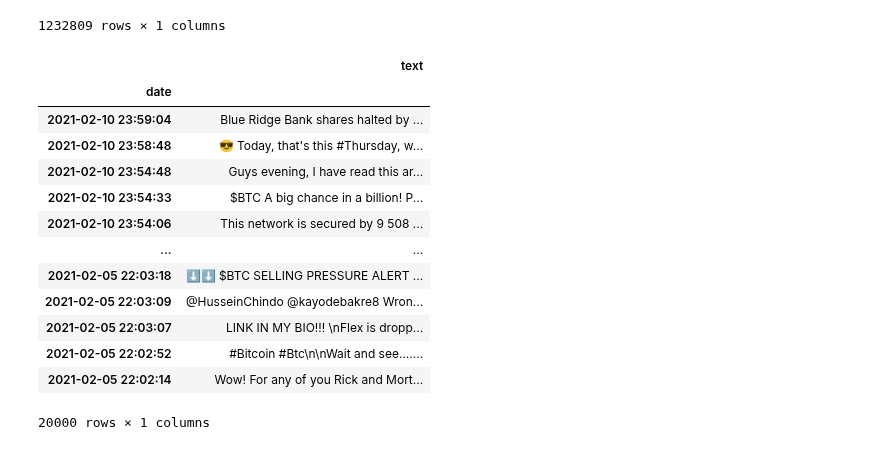
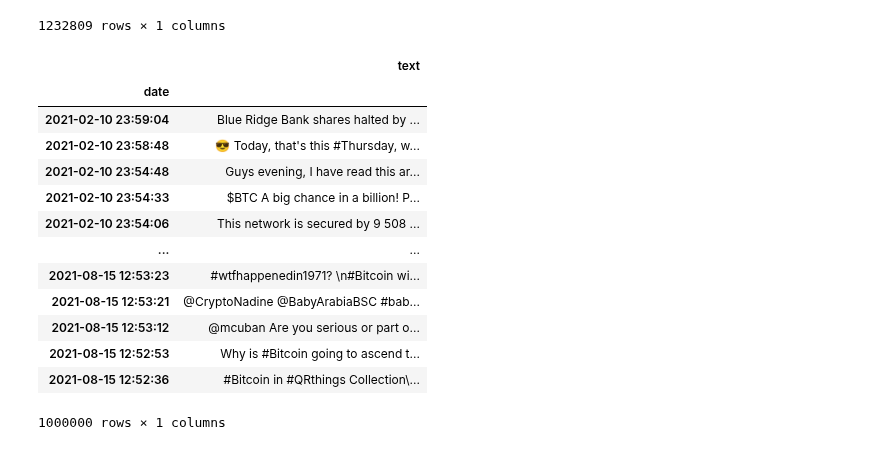
Before and after one commit to marcleipold/Project-2---Algo-Trading-ML-Bot, a Jupyter notebook: Marc/bitcoin-tweets-sentiment-analysis.ipynb, the cells around one changed output. Drawn from its saved outputs; the diff is of its cells as text; code cells hidden in the pictures.

```diff
--- a/Marc/bitcoin-tweets-sentiment-analysis.ipynb
+++ b/Marc/bitcoin-tweets-sentiment-analysis.ipynb
@@ -51,23 +42,24 @@ df0
 | 2021-09-10 21:14:37 | cabanacrypto is live! @CabanaCryp... |
 1232809 rows × 1 columns
 # %%
+# selecting the rows for the analysis
 
-df=df0[0:20000]
+df=df0[0:1000000]
 
 df
 # %% [output]
 |  | text |
 | date |  |
 | 2021-02-10 23:59:04 | Blue Ridge Bank shares halted by ... |
 | 2021-02-10 23:58:48 | 😎 Today, that's this #Thursday, w... |
 | 2021-02-10 23:54:48 | Guys evening, I have read this ar... |
 | 2021-02-10 23:54:33 | $BTC A big chance in a billion! P... |
 | 2021-02-10 23:54:06 | This network is secured by 9 508 ... |
 | ... | ... |
-| 2021-02-05 22:03:18 | ⬇️⬇️ $BTC SELLING PRESSURE ALERT ... |
-| 2021-02-05 22:03:09 | @HusseinChindo @kayodebakre8 Wron... |
-| 2021-02-05 22:03:07 | LINK IN MY BIO!!! \nFlex is dropp... |
-| 2021-02-05 22:02:52 | #Bitcoin #Btc\n\nWait and see....... |
-| 2021-02-05 22:02:14 | Wow! For any of you Rick and Mort... |
+| 2021-08-15 12:53:23 | #wtfhappenedin1971? \n#Bitcoin wi... |
+| 2021-08-15 12:53:21 | @CryptoNadine @BabyArabiaBSC #bab... |
+| 2021-08-15 12:53:12 | @mcuban Are you serious or part o... |
+| 2021-08-15 12:52:53 | Why is #Bitcoin going to ascend t... |
+| 2021-08-15 12:52:36 | #Bitcoin in #QRthings Collection\... |
-20000 rows × 1 columns
+1000000 rows × 1 columns
 # %%
```
Also changed, not shown: parts of 14 cells of this notebook, 1 other file.
